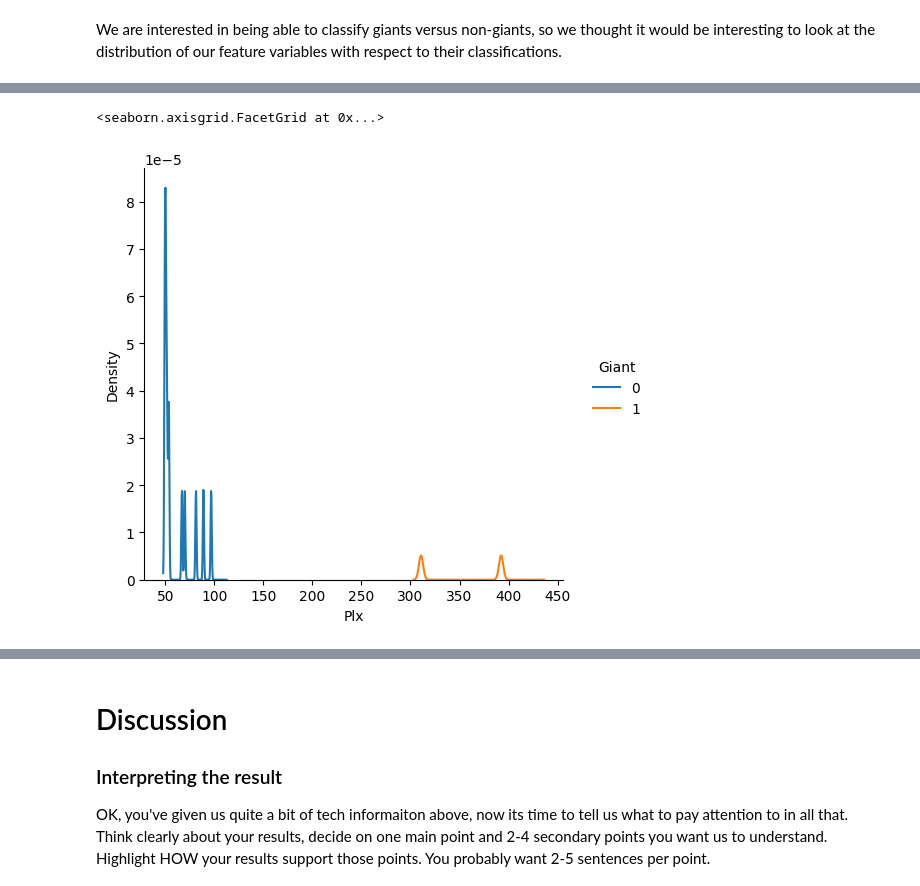
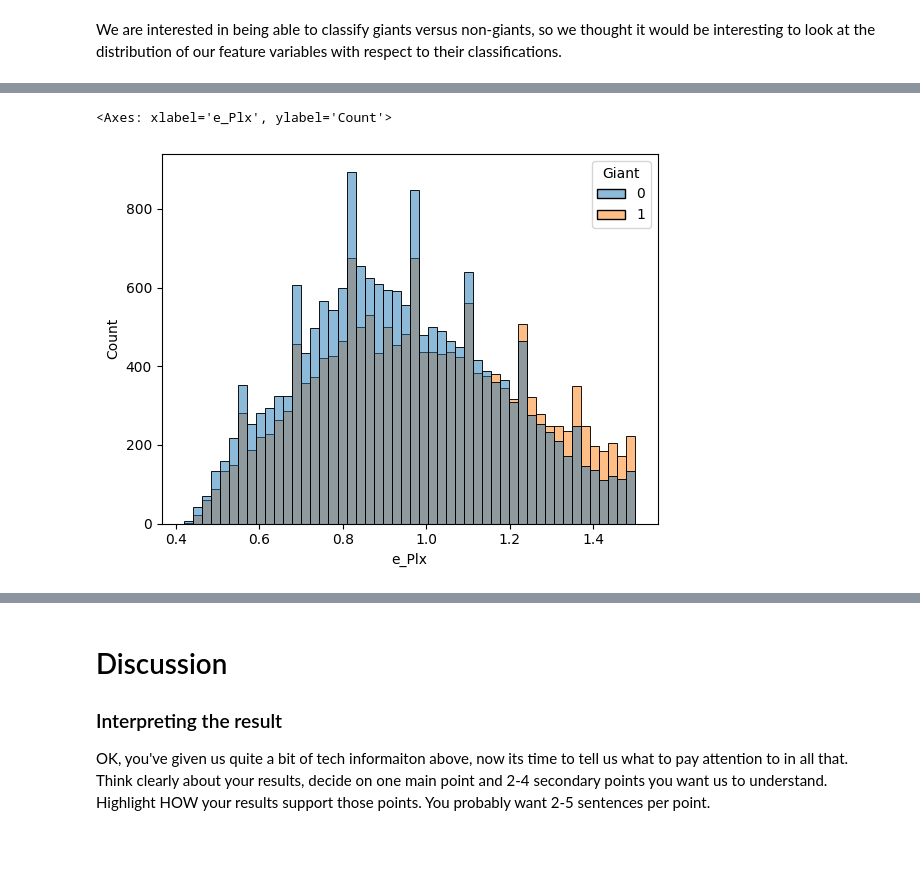
Before and after one commit to COGS118A/Group012-Wi23, a Jupyter notebook: FinalProjectGroup012-Wi23.ipynb, the cells around one changed output, grey strips where cells are left out. Saved outputs shown, nothing was run; the diff lists cells and outputs as text; code cells hidden in the pictures; blank space fills up the shorter version.

Commit message:
eda graphs added

```diff
--- a/FinalProjectGroup012-Wi23.ipynb
+++ b/FinalProjectGroup012-Wi23.ipynb
@@ -119,5 +125,5 @@ We are interested in being able to classify giants versus non-giants, so we thou
 # %%
-sns.displot(df, x="Plx", hue="Giant", kind='kde', cut=-200)
+sns.histplot(df, x="e_Plx", hue="Giant")
 # %% [output]
-<seaborn.axisgrid.FacetGrid at 0x...>
+<Axes: xlabel='e_Plx', ylabel='Count'>
-[figure, old version]
+[figure, new version]
```
Also changed, not shown: parts of 6 cells of this notebook.
